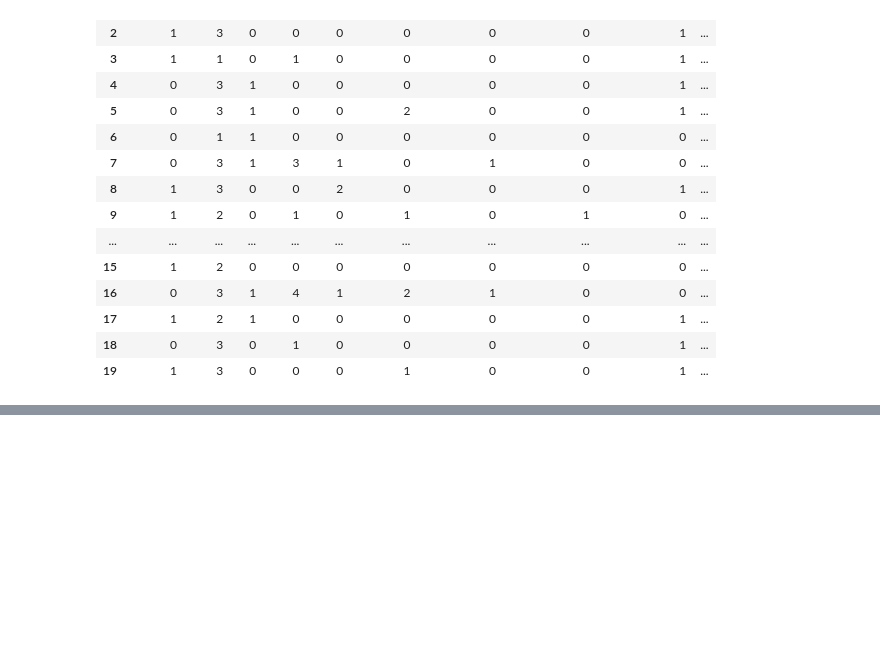
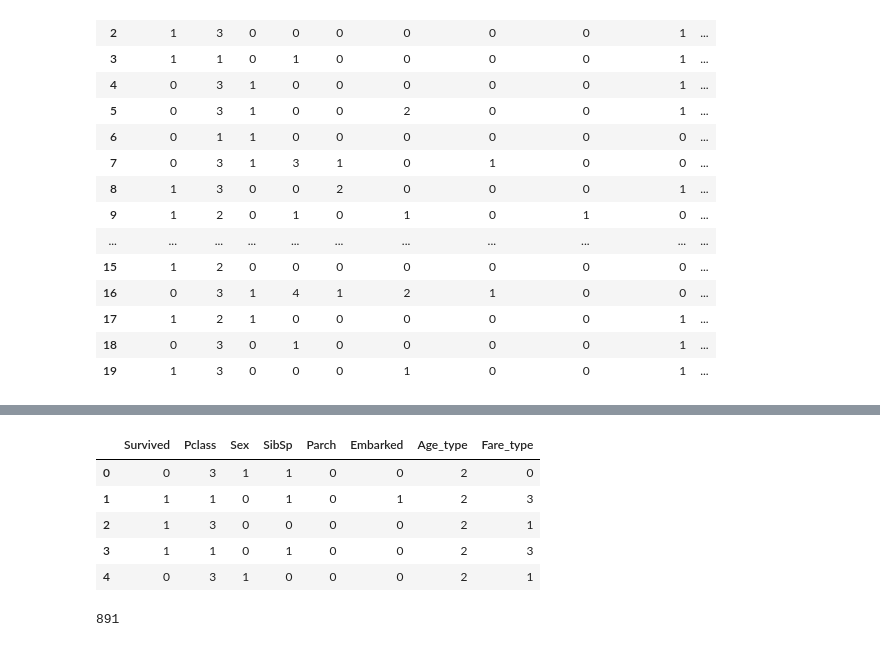
Before and after one commit to santroma1/id2223_lab1_titanic, a Jupyter notebook: feature_cleaning.ipynb, the cells around one changed output, grey strips where cells are left out. Cells and saved outputs as stored; diff of their text form; code cells hidden in the pictures; blank space fills up the shorter version.

```diff
--- a/feature_cleaning.ipynb
+++ b/feature_cleaning.ipynb
@@ -175,0 +235,16 @@ https://c.app.hopsworks.ai/p/5359/jobs/named/titanic_modal_7_offline_fg_backfill
+# %%
+cols_to_drop = age_type_cols + fare_type_cols
+df_ = df_.drop(cols_to_drop, axis=1)
+df_.head()
+# %% [output]
+|  | Survived | Pclass | Sex | SibSp | Parch | Embarked | Age_type | Fare_type |
+| 0 | 0 | 3 | 1 | 1 | 0 | 0 | 2 | 0 |
+| 1 | 1 | 1 | 0 | 1 | 0 | 1 | 2 | 3 |
+| 2 | 1 | 3 | 0 | 0 | 0 | 0 | 2 | 1 |
+| 3 | 1 | 1 | 0 | 1 | 0 | 0 | 2 | 3 |
+| 4 | 0 | 3 | 1 | 0 | 0 | 0 | 2 | 1 |
+# %%
+total_rows = df_.shape[0]
+total_rows
+# %% [output]
+891
```
Also changed, not shown: parts of 10 cells of this notebook, 2 other files.
